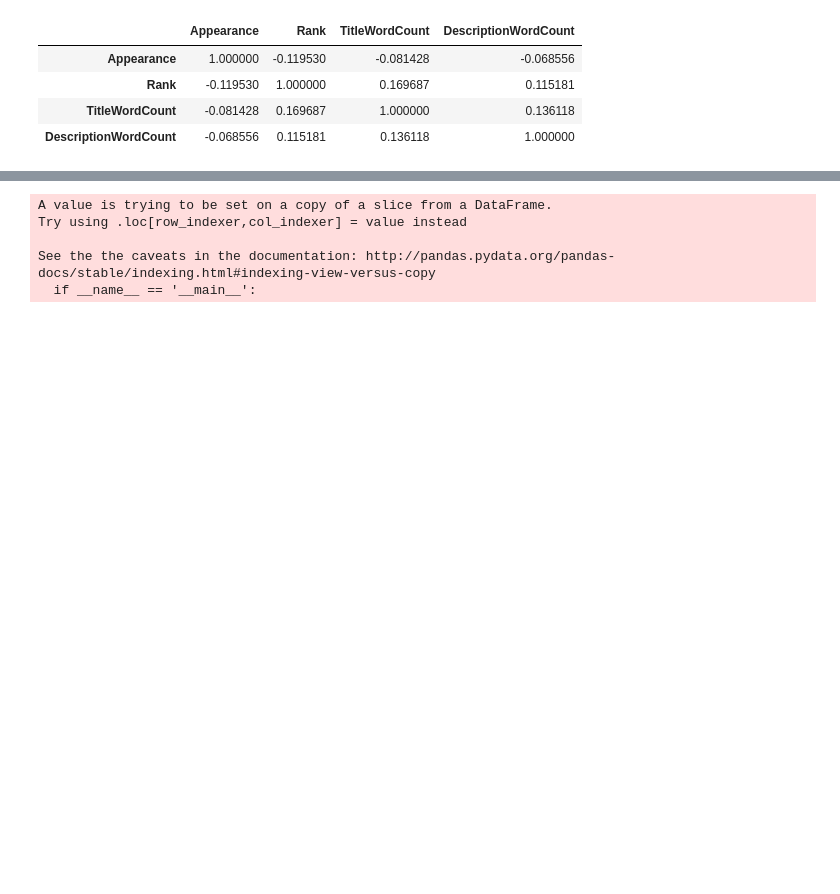
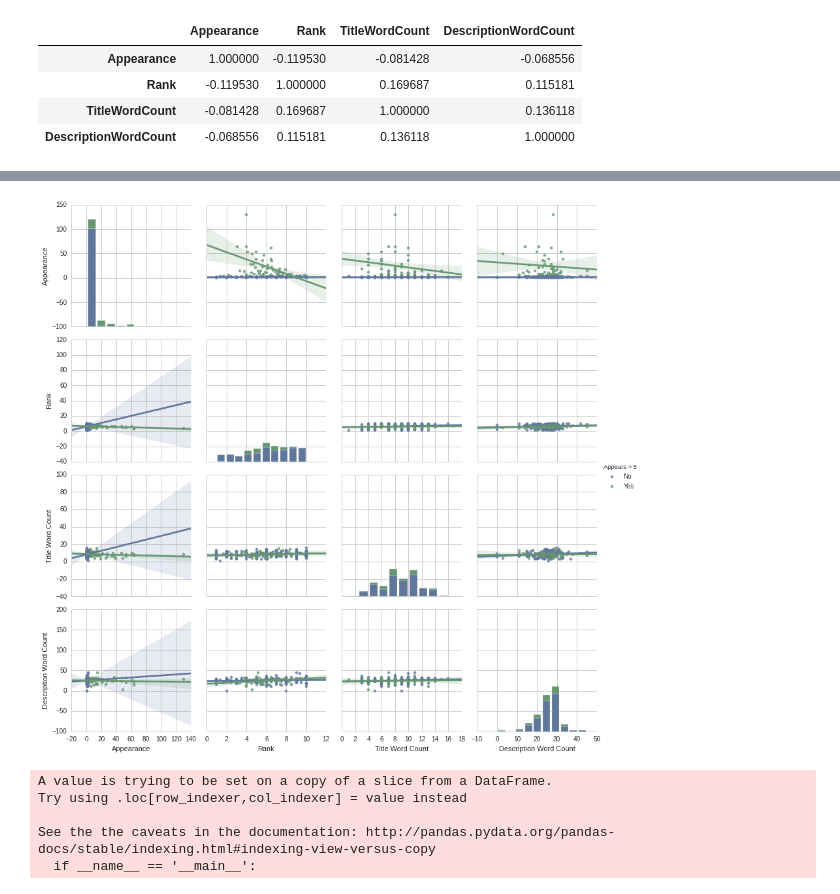
Before and after one commit to kevin11h/macys, a Jupyter notebook: Wedding Keyword SEO.ipynb, the cells around one changed output, grey strips where cells are left out. Drawn from its saved outputs; the diff is of its cells as text; code cells hidden in the pictures; blank space fills up the shorter version.

```diff
--- a/Wedding Keyword SEO.ipynb
+++ b/Wedding Keyword SEO.ipynb
@@ -447,3 +487,7 @@ rank_df2.sort('Rank', inplace=True) # sort by ascending rank
+# %%
+sns.pairplot(rank_df2_plot, kind="reg", hue="Appears > 5");
+# %% [output]
+[figure, added]
 # %%
 rank45_df = rank_df2[rank_df2.Appearance > 5] # drop domains that appear 5 times or less
 # %%
```
Also changed, not shown: parts of 12 cells of this notebook, 1 other file.
